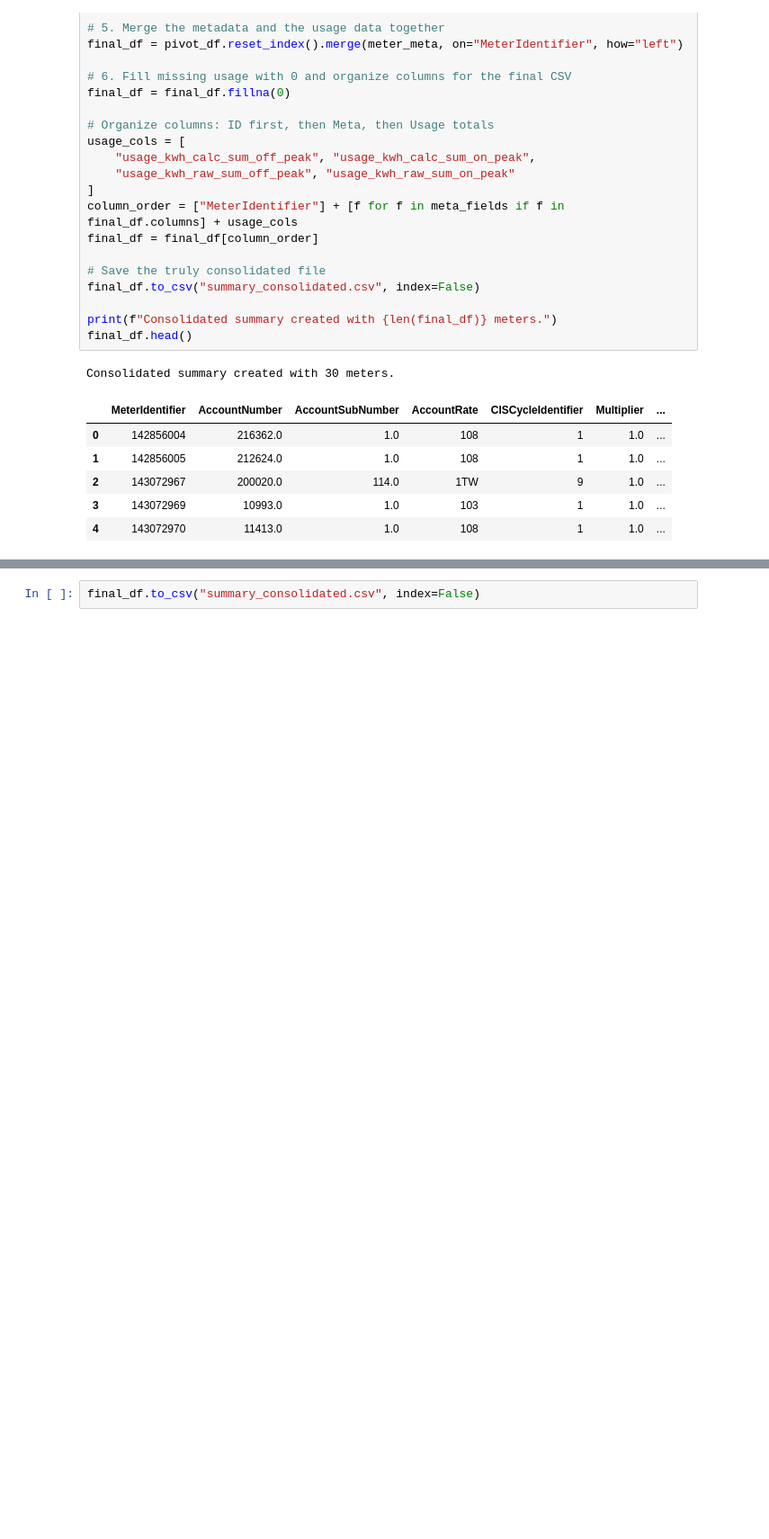
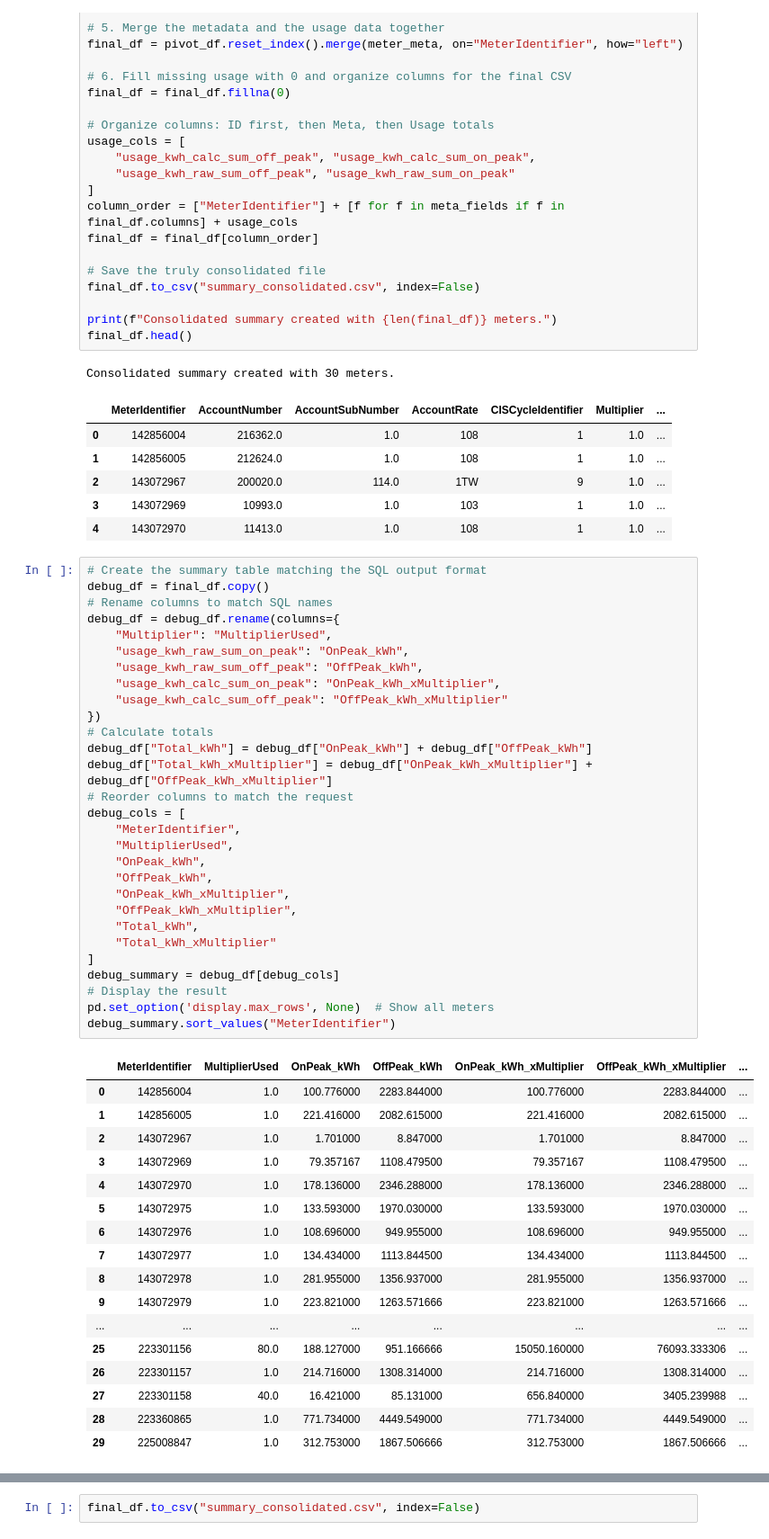
Before and after one commit to Town-of-Apex/Utility-Usage-Aggregation, a Jupyter notebook: calc1.ipynb, the cells around one changed output, grey strips where cells are left out. Shown at 90% size. Drawn from its saved outputs; the diff is of its cells as text; blank space fills up the shorter version.

```diff
--- a/calc1.ipynb
+++ b/calc1.ipynb
@@ -307,3 +307,50 @@ Consolidated summary created with 30 meters.
 | 2 | 143072967 | 200020.0 | 114.0 | 1TW | 9 | 1.0 | ... |
 | 3 | 143072969 | 10993.0 | 1.0 | 103 | 1 | 1.0 | ... |
 | 4 | 143072970 | 11413.0 | 1.0 | 108 | 1 | 1.0 | ... |
+# %%
+# Create the summary table matching the SQL output format
+debug_df = final_df.copy()
+# Rename columns to match SQL names
+debug_df = debug_df.rename(columns={
+    "Multiplier": "MultiplierUsed",
+    "usage_kwh_raw_sum_on_peak": "OnPeak_kWh",
+    "usage_kwh_raw_sum_off_peak": "OffPeak_kWh",
+    "usage_kwh_calc_sum_on_peak": "OnPeak_kWh_xMultiplier",
+    "usage_kwh_calc_sum_off_peak": "OffPeak_kWh_xMultiplier"
+})
+# Calculate totals
+debug_df["Total_kWh"] = debug_df["OnPeak_kWh"] + debug_df["OffPeak_kWh"]
+debug_df["Total_kWh_xMultiplier"] = debug_df["OnPeak_kWh_xMultiplier"] + debug_df["OffPeak_kWh_xMultiplier"]
+# Reorder columns to match the request
+debug_cols = [
+    "MeterIdentifier",
+    "MultiplierUsed",
+    "OnPeak_kWh",
+    "OffPeak_kWh",
+    "OnPeak_kWh_xMultiplier",
+    "OffPeak_kWh_xMultiplier",
+    "Total_kWh",
+    "Total_kWh_xMultiplier"
+]
+debug_summary = debug_df[debug_cols]
+# Display the result
+pd.set_option('display.max_rows', None)  # Show all meters
+debug_summary.sort_values("MeterIdentifier")
+# %% [output]
+|  | MeterIdentifier | MultiplierUsed | OnPeak_kWh | OffPeak_kWh | OnPeak_kWh_xMultiplier | OffPeak_kWh_xMultiplier | ... |
+| 0 | 142856004 | 1.0 | 100.776000 | 2283.844000 | 100.776000 | 2283.844000 | ... |
+| 1 | 142856005 | 1.0 | 221.416000 | 2082.615000 | 221.416000 | 2082.615000 | ... |
+| 2 | 143072967 | 1.0 | 1.701000 | 8.847000 | 1.701000 | 8.847000 | ... |
+| 3 | 143072969 | 1.0 | 79.357167 | 1108.479500 | 79.357167 | 1108.479500 | ... |
+| 4 | 143072970 | 1.0 | 178.136000 | 2346.288000 | 178.136000 | 2346.288000 | ... |
+| 5 | 143072975 | 1.0 | 133.593000 | 1970.030000 | 133.593000 | 1970.030000 | ... |
+| 6 | 143072976 | 1.0 | 108.696000 | 949.955000 | 108.696000 | 949.955000 | ... |
+| 7 | 143072977 | 1.0 | 134.434000 | 1113.844500 | 134.434000 | 1113.844500 | ... |
+| 8 | 143072978 | 1.0 | 281.955000 | 1356.937000 | 281.955000 | 1356.937000 | ... |
+| 9 | 143072979 | 1.0 | 223.821000 | 1263.571666 | 223.821000 | 1263.571666 | ... |
+| ... | ... | ... | ... | ... | ... | ... | ... |
+| 25 | 223301156 | 80.0 | 188.127000 | 951.166666 | 15050.160000 | 76093.333306 | ... |
+| 26 | 223301157 | 1.0 | 214.716000 | 1308.314000 | 214.716000 | 1308.314000 | ... |
+| 27 | 223301158 | 40.0 | 16.421000 | 85.131000 | 656.840000 | 3405.239988 | ... |
+| 28 | 223360865 | 1.0 | 771.734000 | 4449.549000 | 771.734000 | 4449.549000 | ... |
+| 29 | 225008847 | 1.0 | 312.753000 | 1867.506666 | 312.753000 | 1867.506666 | ... |
```
Also changed, not shown: parts of 2 cells of this notebook, 1 other file.
